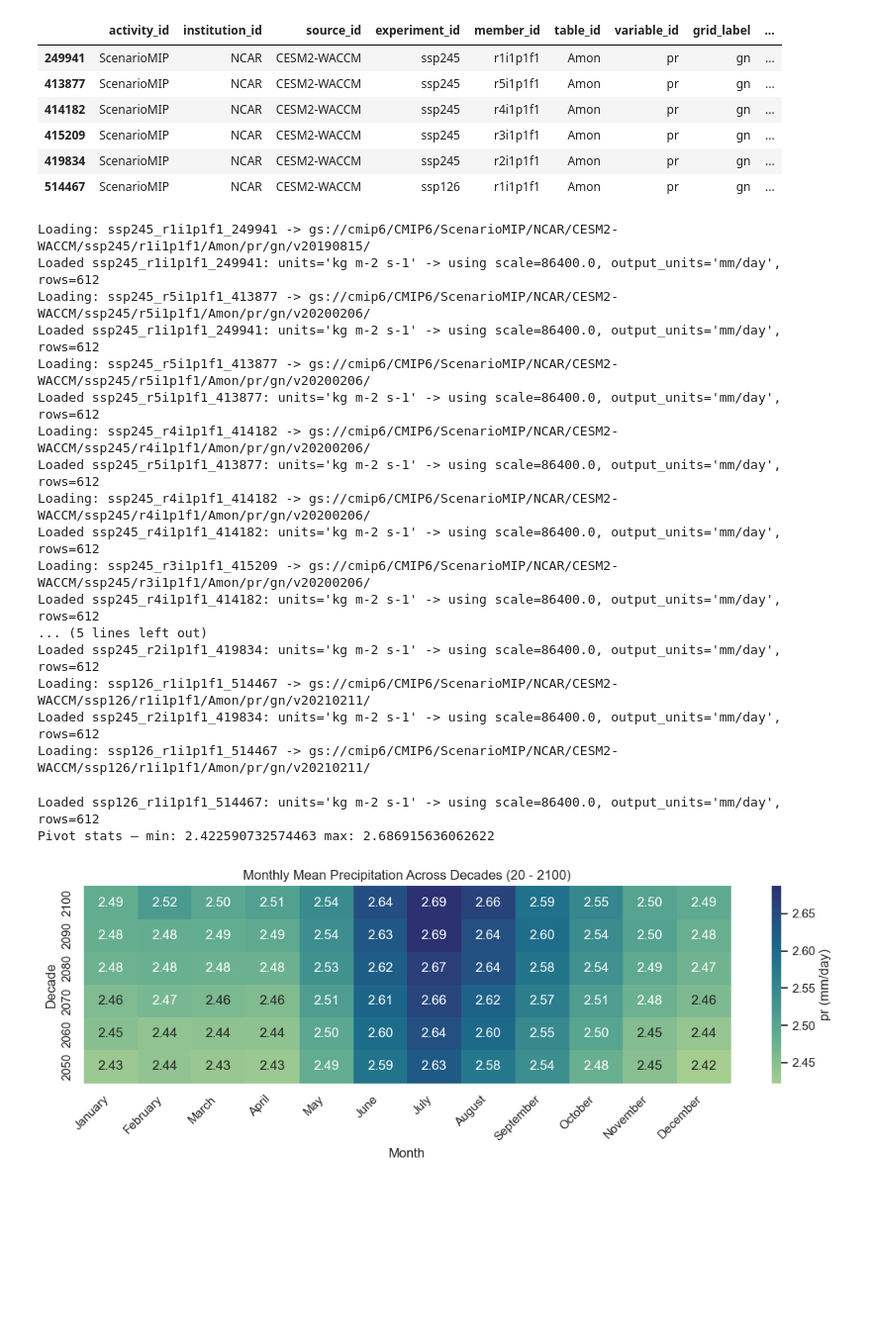
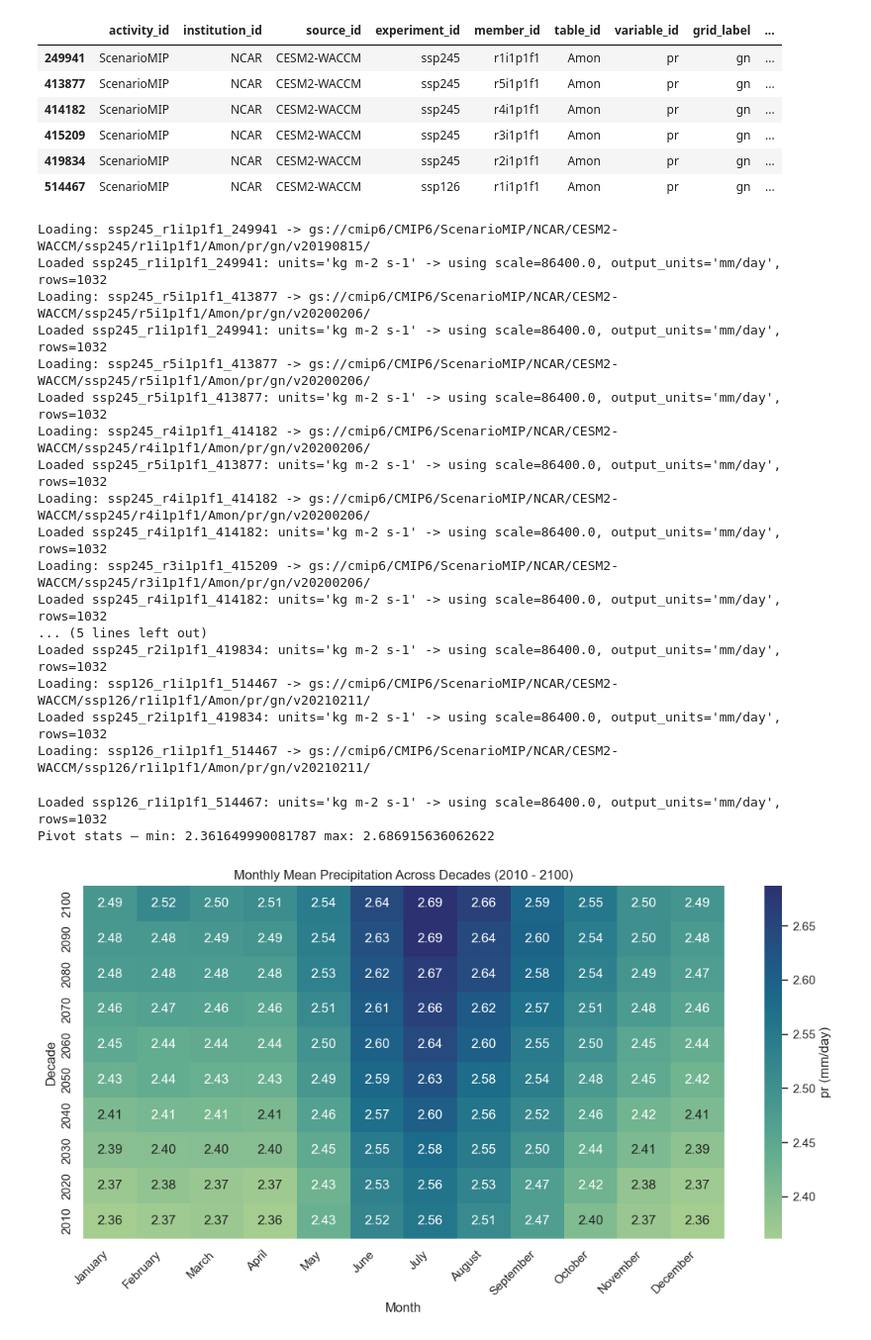
Before and after one commit to TanishaKr07/DSC106-FinalProject, a Jupyter notebook: static-viz.ipynb, the cells around one changed output. Shown at 99% size. Saved outputs shown, nothing was run; the diff lists cells and outputs as text; code cells hidden in the pictures; blank space fills up the shorter version.

```diff
--- a/static-viz.ipynb
+++ b/static-viz.ipynb
@@ -49,7 +49,7 @@ import calendar
 
 # Helper: load a store and return a pandas DataFrame indexed by (year, month) with column=member name
 # This version filters years up to 2100 and applies unit conversion when appropriate.
-def member_monthly_df(zstore, name, var='pr', year_min=2010, year_max=2100):
+def member_monthly_df(zstore, name, var='pr',year_max=2100):
     try:
         ds = xr.open_dataset(zstore, engine='zarr')
         da = ds[var]
@@ -92,7 +92,7 @@ def member_monthly_df(zstore, name, var='pr', year_min=2010, year_max=2100):
 
         dfm = pd.DataFrame({'year': years, 'month': months, name: vals})
         # Filter to years up to year_max (inclusive)
-        dfm = dfm[(dfm['year'] >= 2050) & (dfm['year'] <= year_max)]
+        dfm = dfm[dfm['year'] <= year_max]
         # Aggregate in case there are multiple entries per month
         dfm = dfm.groupby(['year', 'month'])[name].mean()
         dfm = dfm.to_frame()
@@ -149,45 +149,45 @@ if pd.isna(maxval):
 if abs(maxval) < 0.01:
     annot_fmt = '.4e'
 else:
     annot_fmt = '.2f'
 
 # Plot heatmap with month names on x-axis and reversed y-axis so earlier decades are at the bottom
 plt.figure(figsize=(11, max(4, 0.6 * len(pivot))))
 sns.set_theme(style='white')
 month_names = [calendar.month_name[i] for i in range(1,13)]
 ax = sns.heatmap(pivot, cmap='crest', annot=True, fmt=annot_fmt, cbar_kws={'label': f'pr ({units_label})'}, xticklabels=month_names)
 ax.set_ylabel('Decade')
 ax.set_xlabel('Month')
-ax.set_title('Monthly Mean Precipitation Across Decades (2050 - 2100)')
+ax.set_title('Monthly Mean Precipitation Across Decades (2010 - 2100)')
 # Reverse y-axis so earliest decade appears at the bottom and latest at the top
 ax.invert_yaxis()
 # Make sure y tick labels are integers (decade years)
 ax.set_yticklabels([int(lbl.get_text()) for lbl in ax.get_yticklabels()])
 # Rotate x labels for readability
 ax.set_xticklabels(month_names, rotation=45, ha='right')
 plt.tight_layout()
 plt.show()
 # %% [output]
 Loading: ssp245_r1i1p1f1_249941 -> gs://cmip6/CMIP6/ScenarioMIP/NCAR/CESM2-WACCM/ssp245/r1i1p1f1/Amon/pr/gn/v20190815/
-Loaded ssp245_r1i1p1f1_249941: units='kg m-2 s-1' -> using scale=86400.0, output_units='mm/day', rows=612
+Loaded ssp245_r1i1p1f1_249941: units='kg m-2 s-1' -> using scale=86400.0, output_units='mm/day', rows=1032
 Loading: ssp245_r5i1p1f1_413877 -> gs://cmip6/CMIP6/ScenarioMIP/NCAR/CESM2-WACCM/ssp245/r5i1p1f1/Amon/pr/gn/v20200206/
-Loaded ssp245_r1i1p1f1_249941: units='kg m-2 s-1' -> using scale=86400.0, output_units='mm/day', rows=612
+Loaded ssp245_r1i1p1f1_249941: units='kg m-2 s-1' -> using scale=86400.0, output_units='mm/day', rows=1032
 Loading: ssp245_r5i1p1f1_413877 -> gs://cmip6/CMIP6/ScenarioMIP/NCAR/CESM2-WACCM/ssp245/r5i1p1f1/Amon/pr/gn/v20200206/
-Loaded ssp245_r5i1p1f1_413877: units='kg m-2 s-1' -> using scale=86400.0, output_units='mm/day', rows=612
+Loaded ssp245_r5i1p1f1_413877: units='kg m-2 s-1' -> using scale=86400.0, output_units='mm/day', rows=1032
 Loading: ssp245_r4i1p1f1_414182 -> gs://cmip6/CMIP6/ScenarioMIP/NCAR/CESM2-WACCM/ssp245/r4i1p1f1/Amon/pr/gn/v20200206/
-Loaded ssp245_r5i1p1f1_413877: units='kg m-2 s-1' -> using scale=86400.0, output_units='mm/day', rows=612
+Loaded ssp245_r5i1p1f1_413877: units='kg m-2 s-1' -> using scale=86400.0, output_units='mm/day', rows=1032
 Loading: ssp245_r4i1p1f1_414182 -> gs://cmip6/CMIP6/ScenarioMIP/NCAR/CESM2-WACCM/ssp245/r4i1p1f1/Amon/pr/gn/v20200206/
-Loaded ssp245_r4i1p1f1_414182: units='kg m-2 s-1' -> using scale=86400.0, output_units='mm/day', rows=612
+Loaded ssp245_r4i1p1f1_414182: units='kg m-2 s-1' -> using scale=86400.0, output_units='mm/day', rows=1032
 Loading: ssp245_r3i1p1f1_415209 -> gs://cmip6/CMIP6/ScenarioMIP/NCAR/CESM2-WACCM/ssp245/r3i1p1f1/Amon/pr/gn/v20200206/
-Loaded ssp245_r4i1p1f1_414182: units='kg m-2 s-1' -> using scale=86400.0, output_units='mm/day', rows=612
+Loaded ssp245_r4i1p1f1_414182: units='kg m-2 s-1' -> using scale=86400.0, output_units='mm/day', rows=1032
 ... (5 lines left out)
-Loaded ssp245_r2i1p1f1_419834: units='kg m-2 s-1' -> using scale=86400.0, output_units='mm/day', rows=612
+Loaded ssp245_r2i1p1f1_419834: units='kg m-2 s-1' -> using scale=86400.0, output_units='mm/day', rows=1032
 Loading: ssp126_r1i1p1f1_514467 -> gs://cmip6/CMIP6/ScenarioMIP/NCAR/CESM2-WACCM/ssp126/r1i1p1f1/Amon/pr/gn/v20210211/
-Loaded ssp245_r2i1p1f1_419834: units='kg m-2 s-1' -> using scale=86400.0, output_units='mm/day', rows=612
+Loaded ssp245_r2i1p1f1_419834: units='kg m-2 s-1' -> using scale=86400.0, output_units='mm/day', rows=1032
 Loading: ssp126_r1i1p1f1_514467 -> gs://cmip6/CMIP6/ScenarioMIP/NCAR/CESM2-WACCM/ssp126/r1i1p1f1/Amon/pr/gn/v20210211/
-Loaded ssp126_r1i1p1f1_514467: units='kg m-2 s-1' -> using scale=86400.0, output_units='mm/day', rows=612
-Pivot stats — min: 2.422590732574463 max: 2.686915636062622
+Loaded ssp126_r1i1p1f1_514467: units='kg m-2 s-1' -> using scale=86400.0, output_units='mm/day', rows=1032
+Pivot stats — min: 2.361649990081787 max: 2.686915636062622
-[figure, old version]
+[figure, new version]
 # %%
 # Bar chart: precipitation variability (std dev) by decade for major monsoon regions
 import matplotlib.pyplot as plt
```
Also changed, not shown: parts of 1 cell of this notebook.
